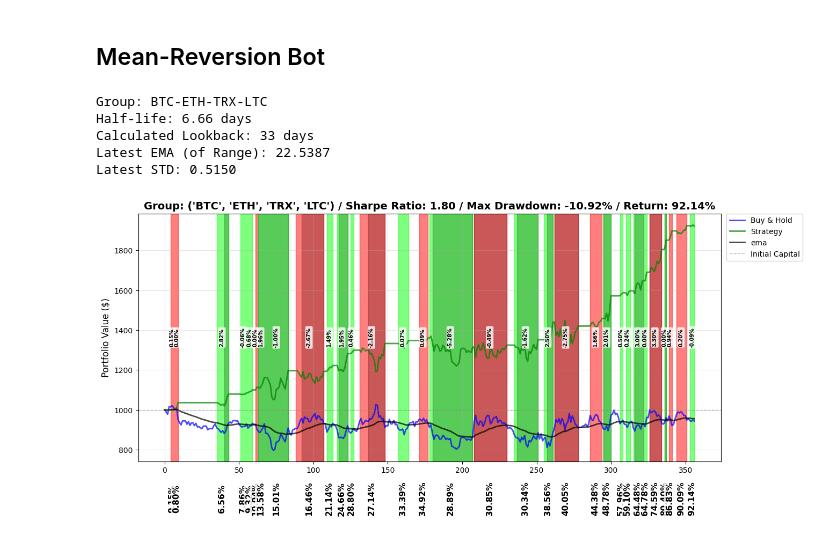
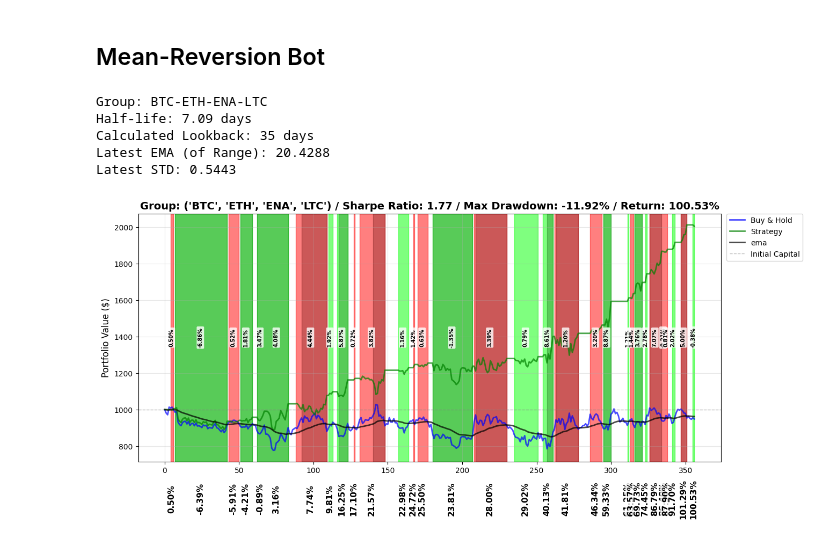
Before and after one commit to AminFiroozi/Trading-Algorithm-Project, a Jupyter notebook: Trading-Algorithm-Project.ipynb, the cells around one changed output. Cells and saved outputs as stored; diff of their text form; code cells hidden in the pictures.

```diff
--- a/Trading-Algorithm-Project.ipynb
+++ b/Trading-Algorithm-Project.ipynb
@@ -44,7 +44,7 @@ START_DATE = "2024-01-01"
 END_DATE = "2026-01-01"
 
 TOP_50 = ["BTC", "ETH", "XRP", "TRX", "LTC"]
-SELECTED_TICKERS = ["BTC", "ETH", "XRP", "TRX", "LTC"]
+SELECTED_TICKERS = ["BTC", "ETH", "XRP", "ENA", "LTC"]
 # %% [markdown]
 ## Mean-Reversion Bot
 # %%
@@ -550,11 +550,11 @@ for comb in top_combinations[:10]:
         'lookback': lb
     })
 # %% [output]
-Group: BTC-ETH-TRX-LTC
-Half-life: 6.66 days
-Calculated Lookback: 33 days
-Latest EMA (of Range): 22.5387
-Latest STD: 0.5150
+Group: BTC-ETH-ENA-LTC
+Half-life: 7.09 days
+Calculated Lookback: 35 days
+Latest EMA (of Range): 20.4288
+Latest STD: 0.5443
 # %%
 for result in strategy_results:
     # print(result['spread_df'])
@@ -672,7 +672,7 @@ for result in strategy_results:
             # --- LAG FIX ---
             start_val = df.loc[trade['start_idx'], 'portfolio']
             try:
-                end_val = df.loc[trade['end_idx'], 'portfolio']
+                end_val = df.loc[trade['end_idx'] + 1, 'portfolio']
             except:
                 end_val = df.loc[trade['end_idx'], 'portfolio']
 
@@ -691,34 +691,34 @@ for result in strategy_results:
             ax.text(mid_point, 0.5, label1,
                     transform=ax.get_xaxis_transform(),
                     fontweight='bold',
                     ha='center', va='center',
                     fontsize=7, rotation=90,
                     bbox=dict(facecolor='white', alpha=0.8, edgecolor='none', boxstyle='round,pad=0.2'))
 
             ax.text(mid_point, -0.15, label2,
                     transform=ax.get_xaxis_transform(),
                     fontweight='bold',
                     ha='center', va='center',
                     fontsize=11, rotation=90,
                     bbox=dict(facecolor='white', alpha=0.8, edgecolor='none', boxstyle='round,pad=0.2'))
 
 
 
     columns_to_drop = [
         'short_crossover2', 'short_crossover1', 'long_crossover1', 'long_crossover2',
         'short_signal1', 'short_signal2', 'long_signal1', 'long_signal2', 'above_ema', 'below_ema',
         'ema_long_crossover', 'ema_short_crossover',
         'trade_id'
         ]
 
     result['spread_df'] = result['spread_df'].drop(columns=columns_to_drop)
 
     plt.title(f"Group: {result['group']} / Sharpe Ratio: {sharpe_ratio(result['spread_df']['strategy_return']):.2f} / Max Drawdown: {max_drawdown(result['spread_df']['portfolio']):.2f}% / Return: {(result['spread_df']['portfolio'].iloc[-1] / initial_asset - 1) * 100:.2f}%", fontsize=14, fontweight='bold')
 
 # x = strategy_results[0]
 # print(x['group'])
 # %% [output]
-[figure, old version]
+[figure, new version]
 # %%
 def no_bias_mean_reversion_bot(initial_asset: int = 1000, start_date: str = "2024-01-01", end_date: str | None = None):
     start_dt = pd.to_datetime(start_date)
```
Also changed, not shown: parts of 7 cells of this notebook.
